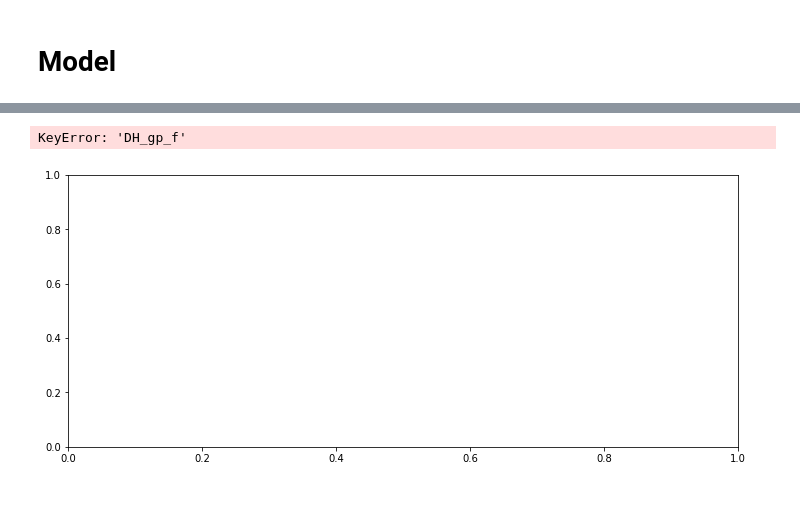
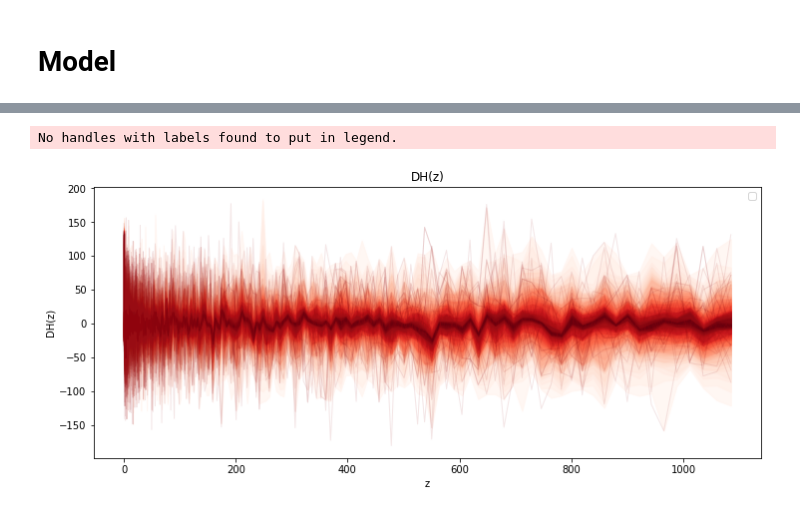
Before and after one commit to JaimeRZP/Growz, a Jupyter notebook: notebooks/GP_Master.ipynb, the cells around one changed output, grey strips where cells are left out. Cells and saved outputs as stored; diff of their text form; code cells hidden in the pictures.

```diff
--- a/notebooks/GP_Master.ipynb
+++ b/notebooks/GP_Master.ipynb
@@ -16,16 +16,19 @@ WARNING (theano.tensor.blas): Using NumPy C-API based implementation for BLAS fu
 # %% [markdown]
 # Settings
 # %%
-dz = 0.01
-z_max = 2.5
-z_arr = np.arange(0.0, z_max+0.1, dz)
-a_arr = 1/(1+z_arr)
-x_arr = np.log(a_arr)
+z_max = 1085
+res = 300
+x_arr = np.linspace(0, np.log(1+z_max), res)
+dx = np.mean(np.diff(x_arr))
+z_arr = np.exp(x_arr)-1
+a_arr = 1./(1+z_arr)
+
 path = '/home/jaimerz/PhD/Growz/data/products'
+
 
 tools = utils.utils()
 c = tools.c
-data = make_data.make_data(z_max, 2, path)
+data = make_data.make_data(z_max, res , path)
 
 
 DESI = data.get_DESI(new=True)
@@ -36,11 +39,11 @@ BOSS = data.get_BOSS(new=True)
 eBOSS = data.get_eBOSS(new=True)
 Wigglez = data.get_Wigglez(new=True)
 DS17 = data.get_DS17(new=True)
+CMB = data.get_CMB(new=True)
+FCMB = data.get_FCMB(new=True)
 # %%
-Planck = tools.get_preds(z_arr, mode='Planck')
-
-n_samples = 1000
-n_tune = 1000
+n_samples = 100
+n_tune = 100
 datadict = {'DESI': DESI,
             'WFIRST': WFIRST,
             'CC': CC,
@@ -48,20 +51,30 @@ datadict = {'DESI': DESI,
             'BOSS': BOSS,
             'eBOSS': eBOSS,
             'Wigglez': Wigglez,
-            'DSS': DSS}
+            'DSS': DSS,
+            'CMB': CMB,
+            'FCMB': FCMB}
 
-datasets = ['WFIRST']
+datasets = ['CC', 'DS17', 'FCMB']
 
 need_dM = ['DESI', 'BOSS', 'eBOSS', 'Wigglez', 'DS17']
 need_fs8 = ['DESI', 'BOSS', 'eBOSS', 'Wigglez', 'DSS']
+need_rd = ['BOSS', 'eBOSS', 'CMB']
+
 if any(dataset in datasets for dataset in need_dM):
     get_dM=True
 else:
     get_dM=False
+
 if any(dataset in datasets for dataset in need_fs8):
     get_fs8=True
 else:
     get_fs8=False
+
+if any(dataset in datasets for dataset in need_rd):
+    get_rd = True
+else:
+    get_rd = False
 # %%
 data = np.array([])
 data_cov = np.array([])
@@ -337,21 +379,21 @@ Name: r_hat, dtype: float64
 # %%
 # plot the results
 fig = plt.figure(figsize=(12, 5))
 ax = fig.gca()
 
 # plot the samples from the gp posterior with samples and shading
 from pymc3.gp.util import plot_gp_dist
 
-plot_gp_dist(ax, trace.posterior["DH_gp_f"][0, :, :], z_arr_f[:, None])
+plot_gp_dist(ax, trace.posterior["DH_gp"][0, :, :], z_arr[:, None])
 
 # axis labels and title
 plt.xlabel("z")
-plt.ylabel("H(z)")
-plt.title("H(z)")
+plt.ylabel("DH(z)")
+plt.title("DH(z)")
 plt.legend();
 # %% [output]
-KeyError: 'DH_gp_f'
+No handles with labels found to put in legend.
-[figure, old version]
+[figure, new version]
 # %%
 # plot the results
 fig = plt.figure(figsize=(12, 5))
```
Also changed, not shown: parts of 18 cells of this notebook, 9 other files.
